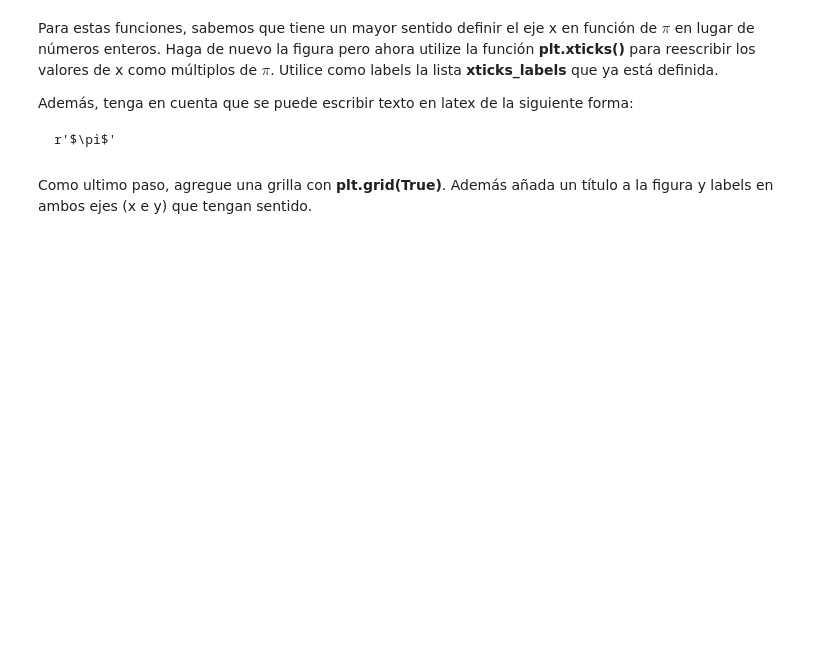
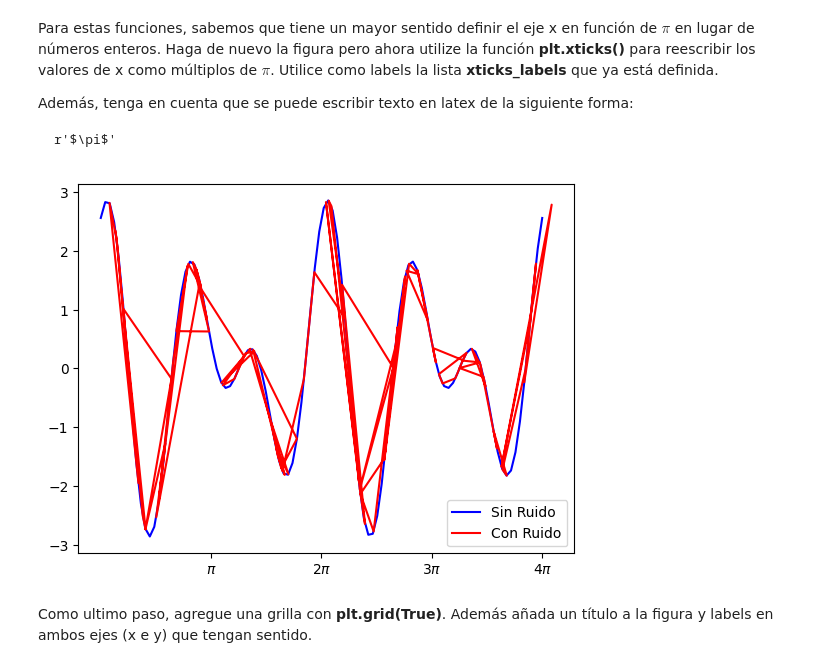
Before and after one commit to JoseAguirre-10/Tarea-1, a Jupyter notebook: Tarea_1.ipynb, the cells around one changed output. Saved outputs shown, nothing was run; the diff lists cells and outputs as text; code cells hidden in the pictures; blank space fills up the shorter version.

```diff
--- a/Tarea_1.ipynb
+++ b/Tarea_1.ipynb
@@ -362,2 +381,17 @@ xticks_labels = [r'$\pi$', r'$2\pi$', r'$3\pi$', r'$4\pi$']
+# %%
+xticks_labels = [r'$\pi$', r'$2\pi$', r'$3\pi$', r'$4\pi$']
+xticks_positions = [np.pi, 2*np.pi, 3*np.pi, 4*np.pi]
+np.random.seed(19680801) # por ahora ignorar esto
+ruido = 0.4*np.random.randn(len(x_values))
+# Línea para plotear función sin ruido
+plt.plot(x_values,f(x_values),'blue', label='Sin Ruido')
+plt.legend()
+plt.xticks(xticks_positions, xticks_labels)
+# Línea para plotear función con ruido
+plt.plot(x_values + ruido,f(x_values + ruido), 'red', label='Con Ruido')
+plt.legend()
+plt.show()
+# %% [output]
+[figure, added]
 # %% [markdown]
 Como ultimo paso, agregue una grilla con **plt.grid(True)**. Además añada un título a la figura y labels en ambos ejes (x e y) que tengan sentido.
```
Also changed, not shown: parts of 7 cells of this notebook.
